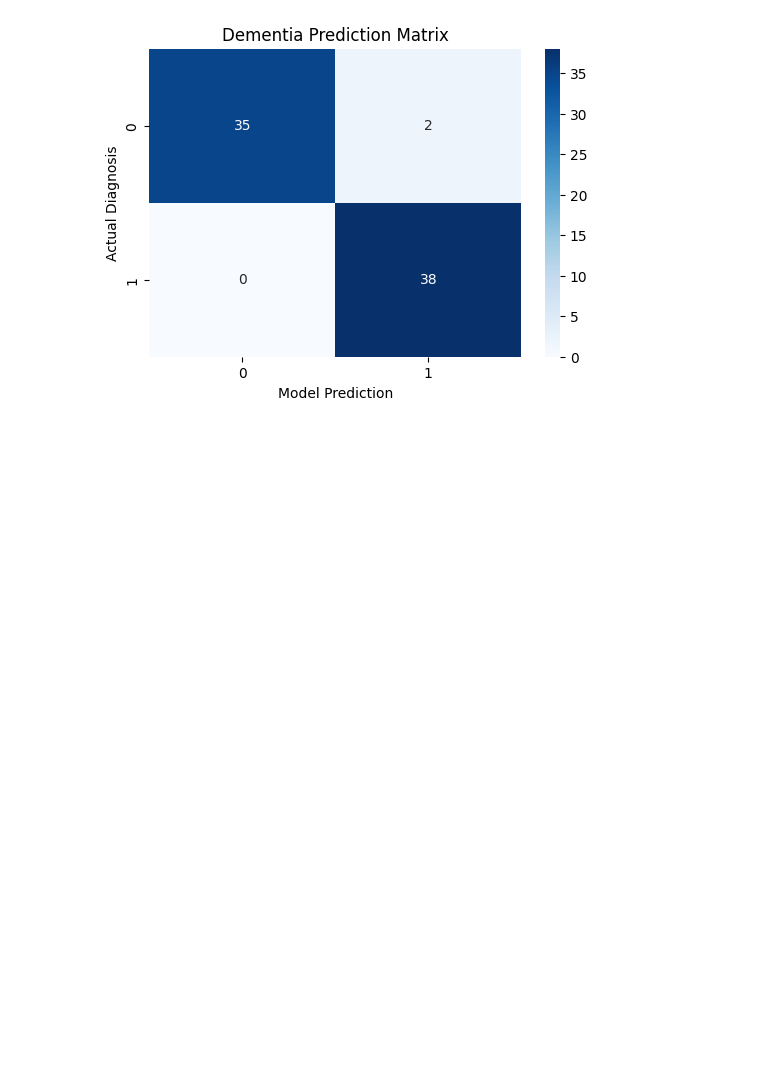
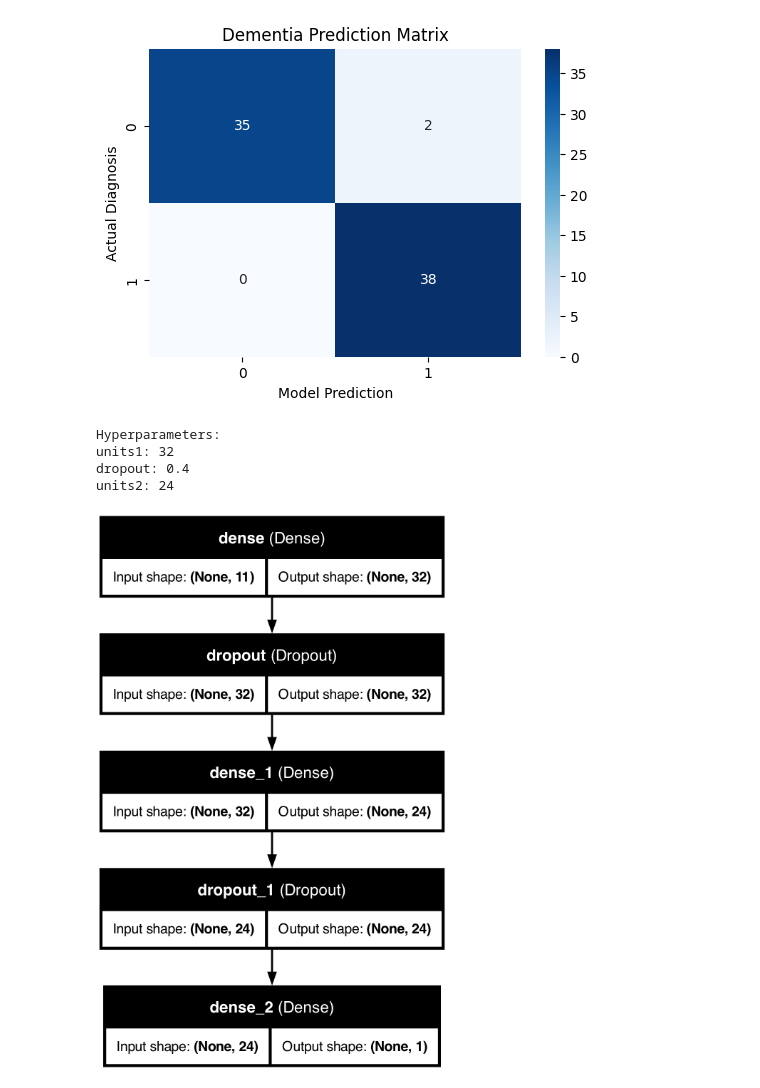
Before and after one commit to AshWz-Uni/CSS2-2025, a Jupyter notebook: datastuff.ipynb, the cells around one changed output. Drawn from its saved outputs; the diff is of its cells as text; code cells hidden in the pictures; blank space fills up the shorter version.

Commit message:
Final results with model visualisation and hyperparameter values

```diff
--- a/datastuff.ipynb
+++ b/datastuff.ipynb
@@ -477,3 +478,24 @@ plt.title('Dementia Prediction Matrix')
 plt.show()
 # %% [output]
 [figure]
+# %%
+from tensorflow.keras.utils import plot_model
+
+best_model = tuner.get_best_models(num_models=1)[0]
+best_hp = tuner.get_best_hyperparameters(num_trials=1)[0]
+print("Hyperparameters:")
+for key, value in best_hp.values.items():
+    print(f"{key}: {value}")
+
+plot_model(
+    best_model,
+    to_file="model.png",
+    show_shapes=True,
+    show_layer_names=True
+)
+# %% [output]
+Hyperparameters:
+units1: 32
+dropout: 0.4
+units2: 24
+[figure, added]
```
Also changed, not shown: parts of 2 cells of this notebook, 1 other file.
